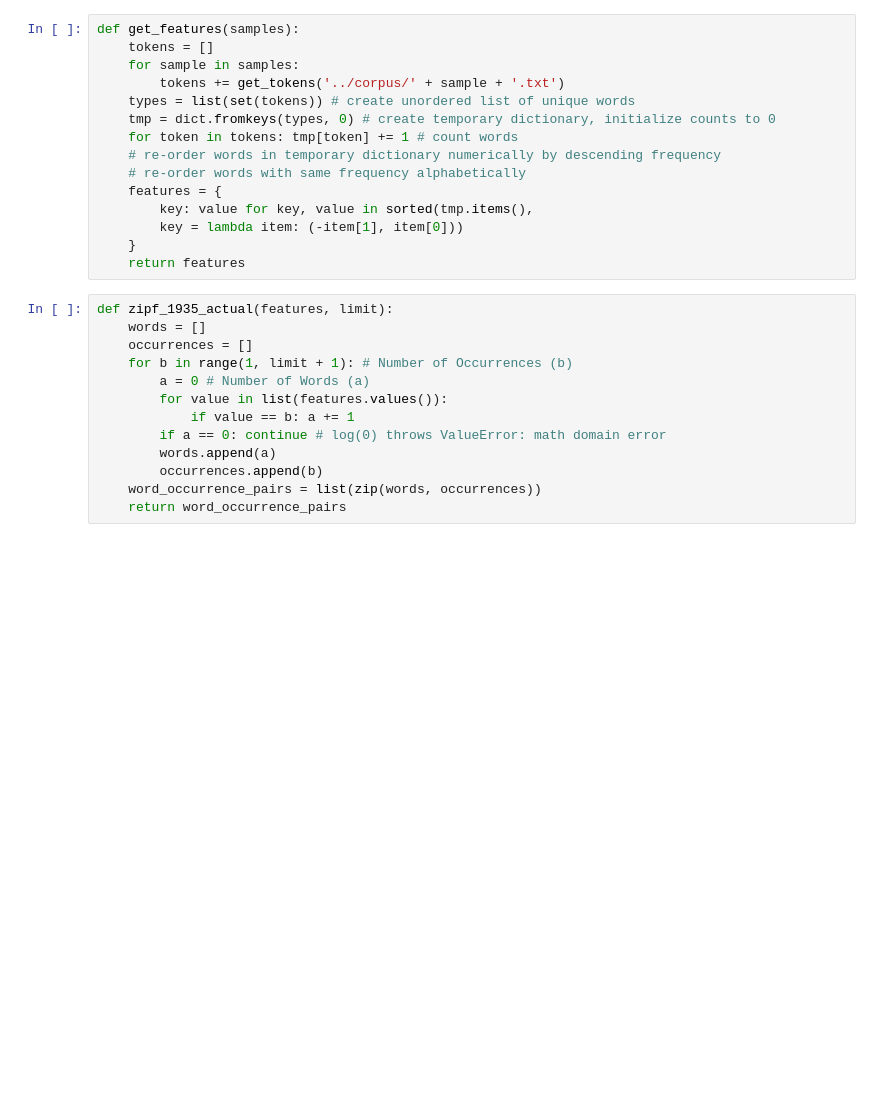
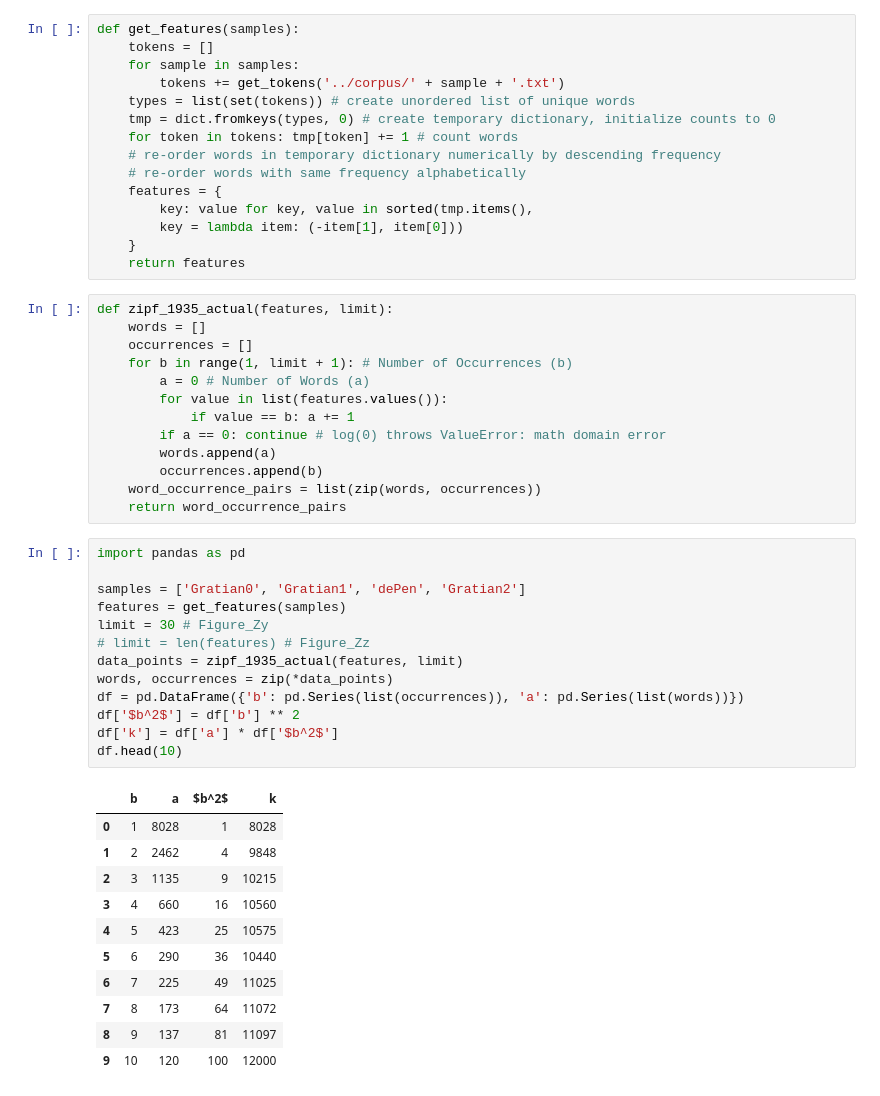
Before and after one commit to decretist/Dissertation, a Jupyter notebook: Notebooks/Zipf/Zipf35.ipynb, the cells around one changed output. Saved outputs shown, nothing was run; the diff lists cells and outputs as text; blank space fills up the shorter version.

Commit message:
Add ab^2 = k pandas dataframe

```diff
--- a/Notebooks/Zipf/Zipf35.ipynb
+++ b/Notebooks/Zipf/Zipf35.ipynb
@@ -131,4 +133,29 @@ def zipf_1935_actual(features, limit):
         occurrences.append(b)
     word_occurrence_pairs = list(zip(words, occurrences))
     return word_occurrence_pairs
+# %%
+import pandas as pd
+
+samples = ['Gratian0', 'Gratian1', 'dePen', 'Gratian2']
+features = get_features(samples)
+limit = 30 # Figure_Zy
+# limit = len(features) # Figure_Zz
+data_points = zipf_1935_actual(features, limit)
+words, occurrences = zip(*data_points)
+df = pd.DataFrame({'b': pd.Series(list(occurrences)), 'a': pd.Series(list(words))})
+df['$b^2$'] = df['b'] ** 2
+df['k'] = df['a'] * df['$b^2$']
+df.head(10)
+# %% [output]
+|  | b | a | $b^2$ | k |
+| 0 | 1 | 8028 | 1 | 8028 |
+| 1 | 2 | 2462 | 4 | 9848 |
+| 2 | 3 | 1135 | 9 | 10215 |
+| 3 | 4 | 660 | 16 | 10560 |
+| 4 | 5 | 423 | 25 | 10575 |
+| 5 | 6 | 290 | 36 | 10440 |
+| 6 | 7 | 225 | 49 | 11025 |
+| 7 | 8 | 173 | 64 | 11072 |
+| 8 | 9 | 137 | 81 | 11097 |
+| 9 | 10 | 120 | 100 | 12000 |
 # %%
```
Also changed, not shown: parts of 4 cells of this notebook.
